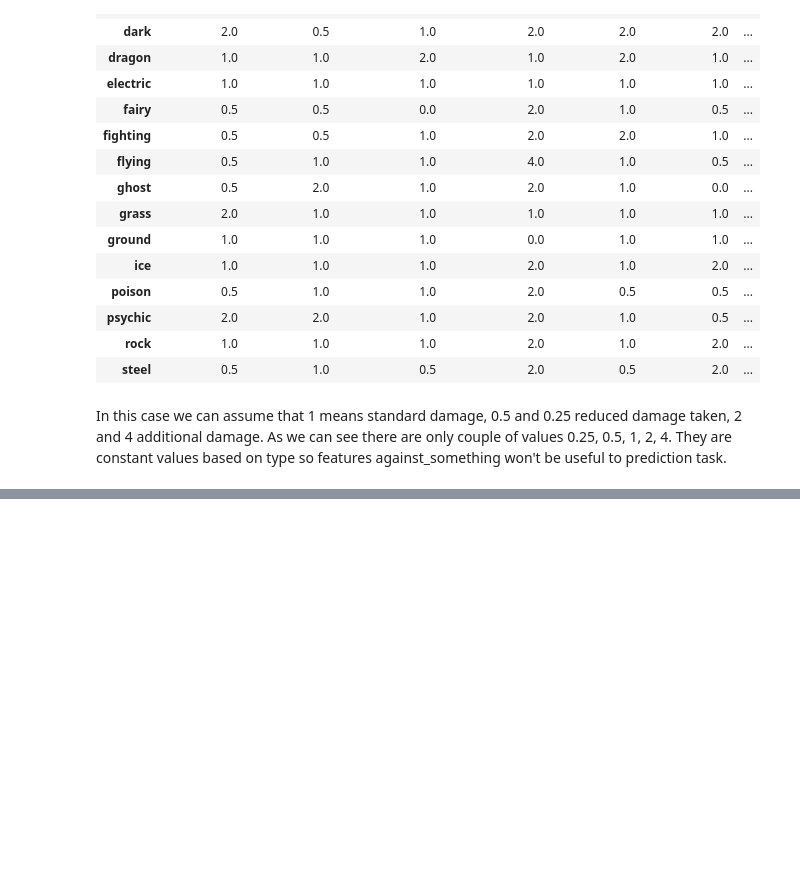
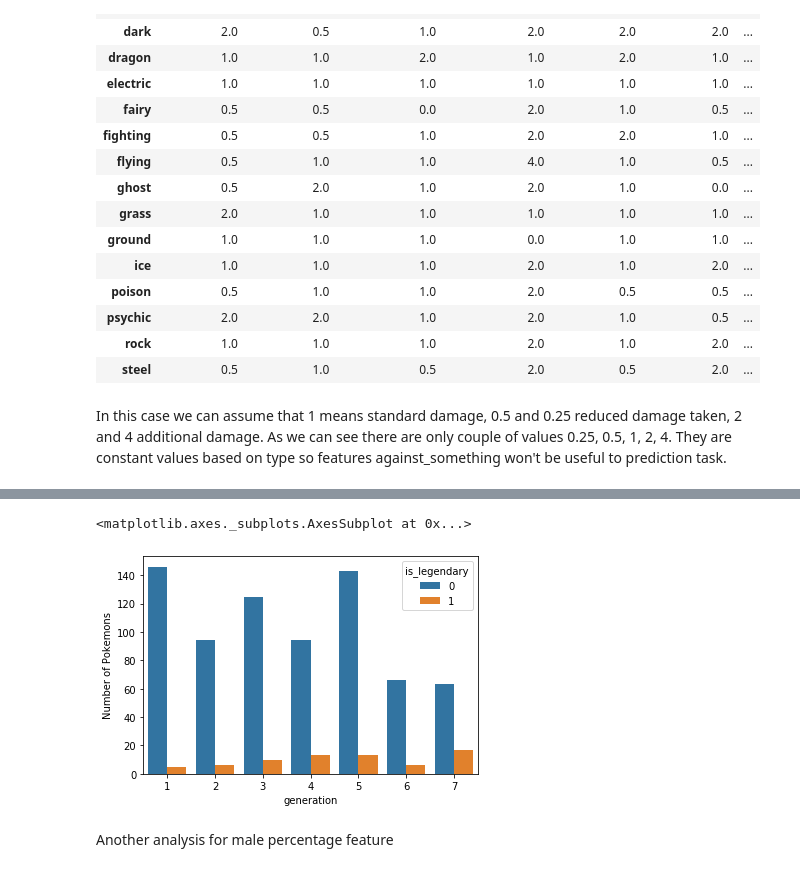
Before and after one commit to darszam/WhatMakesPokemonLegendary, a Jupyter notebook: WhatMakesPokemonLegendary.ipynb, the cells around one changed output, grey strips where cells are left out. Saved outputs shown, nothing was run; the diff lists cells and outputs as text; code cells hidden in the pictures; blank space fills up the shorter version.

```diff
--- a/WhatMakesPokemonLegendary.ipynb
+++ b/WhatMakesPokemonLegendary.ipynb
@@ -452,0 +637,3 @@ In this case we can assume that 1 means standard damage, 0.5 and 0.25 reduced da
+# %%
+pokemon_generation = pokemon_dataset[['generation','is_legendary']]
+pokemon_generation
@@ -452,0 +654,2 @@ In this case we can assume that 1 means standard damage, 0.5 and 0.25 reduced da
+# %%
+pokemon_generation = pokemon_generation.groupby(['generation','is_legendary']).agg({'is_legendary':'count'})
@@ -452,0 +675,4 @@ In this case we can assume that 1 means standard damage, 0.5 and 0.25 reduced da
+# %%
+pokemon_generation.columns = ['Number of Pokemons']
+# %%
+pokemon_generation=pokemon_generation.reset_index()
@@ -452,0 +697,7 @@ In this case we can assume that 1 means standard damage, 0.5 and 0.25 reduced da
+# %%
+sns.barplot(x = 'generation', y='Number of Pokemons', hue = 'is_legendary', data=pokemon_generation)
+# %% [output]
+<matplotlib.axes._subplots.AxesSubplot at 0x...>
+[figure, added]
+# %% [markdown]
+Another analysis for male percentage feature
```
Also changed, not shown: parts of 40 cells of this notebook.
